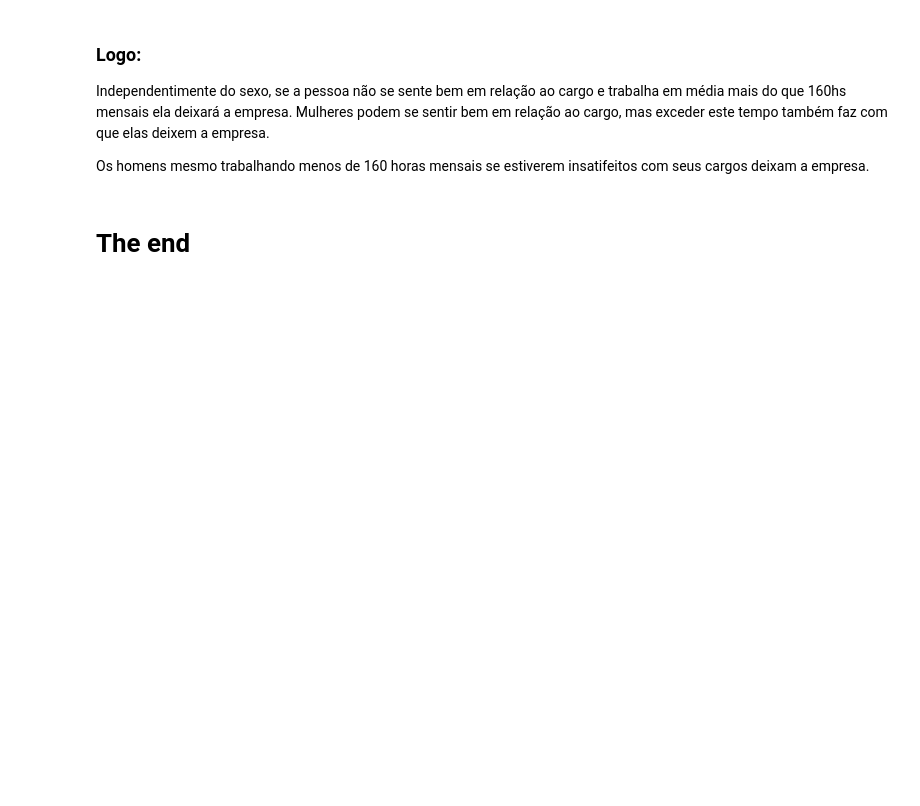
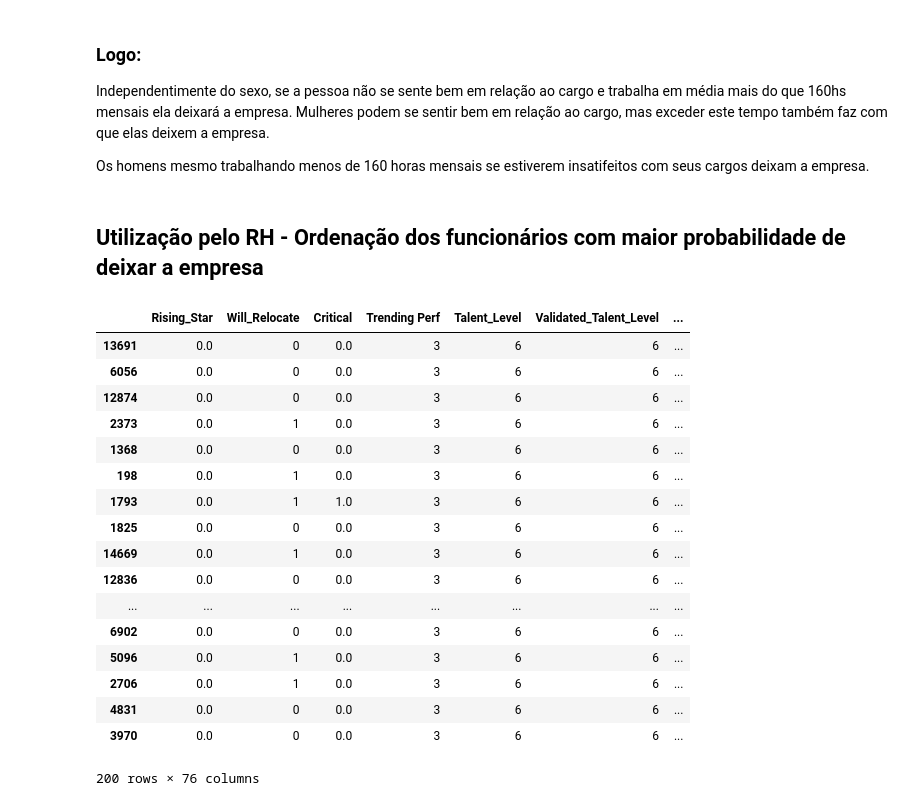
Before and after one commit to assisarthur/hr_engagement, a Jupyter notebook: HR_Engagement.ipynb, the cells around one changed output. Saved outputs shown, nothing was run; the diff lists cells and outputs as text; code cells hidden in the pictures; blank space fills up the shorter version.

Commit message:
Apresentação de uma forma de utilização do RH das informações obtidas

```diff
--- a/HR_Engagement.ipynb
+++ b/HR_Engagement.ipynb
@@ -477,5 +488,29 @@ Image(graph.create_png())
 Independentimente do sexo, se a pessoa não se sente bem em relação ao cargo e trabalha em média mais do que 160hs mensais ela deixará a empresa. Mulheres podem se sentir bem em relação ao cargo, mas exceder este tempo também faz com que elas deixem a empresa.
 
 Os homens mesmo trabalhando menos de 160 horas mensais se estiverem insatifeitos com seus cargos deixam a empresa.
-# %% [markdown]
-# The end
+# %% [markdown]
+## Utilização pelo RH - Ordenação dos funcionários com maior probabilidade de deixar a empresa
+# %%
+prob_left = [round(x[1]*100, 2) for x in rf.predict_proba(X_val)]
+X_val['Prob_left'] = prob_left
+# %%
+X_val.sort_values(by=['Prob_left'], ascending=False).head(200)
+# %% [output]
+|  | Rising_Star | Will_Relocate | Critical | Trending Perf | Talent_Level | Validated_Talent_Level | ... |
+| 13691 | 0.0 | 0 | 0.0 | 3 | 6 | 6 | ... |
+| 6056 | 0.0 | 0 | 0.0 | 3 | 6 | 6 | ... |
+| 12874 | 0.0 | 0 | 0.0 | 3 | 6 | 6 | ... |
+| 2373 | 0.0 | 1 | 0.0 | 3 | 6 | 6 | ... |
+| 1368 | 0.0 | 0 | 0.0 | 3 | 6 | 6 | ... |
+| 198 | 0.0 | 1 | 0.0 | 3 | 6 | 6 | ... |
+| 1793 | 0.0 | 1 | 1.0 | 3 | 6 | 6 | ... |
+| 1825 | 0.0 | 0 | 0.0 | 3 | 6 | 6 | ... |
+| 14669 | 0.0 | 1 | 0.0 | 3 | 6 | 6 | ... |
+| 12836 | 0.0 | 0 | 0.0 | 3 | 6 | 6 | ... |
+| ... | ... | ... | ... | ... | ... | ... | ... |
+| 6902 | 0.0 | 0 | 0.0 | 3 | 6 | 6 | ... |
+| 5096 | 0.0 | 1 | 0.0 | 3 | 6 | 6 | ... |
+| 2706 | 0.0 | 1 | 0.0 | 3 | 6 | 6 | ... |
+| 4831 | 0.0 | 0 | 0.0 | 3 | 6 | 6 | ... |
+| 3970 | 0.0 | 0 | 0.0 | 3 | 6 | 6 | ... |
+200 rows × 76 columns
```
Also changed, not shown: parts of 20 cells of this notebook, 1 other file.
